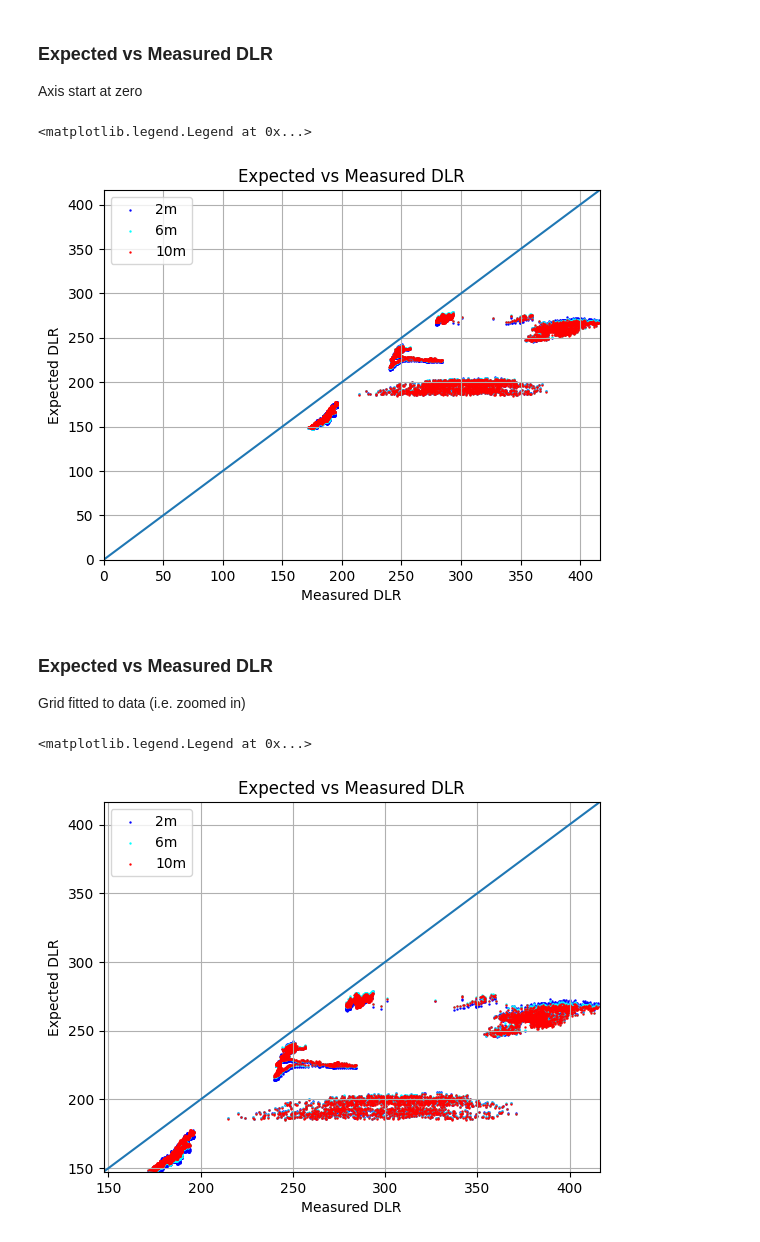
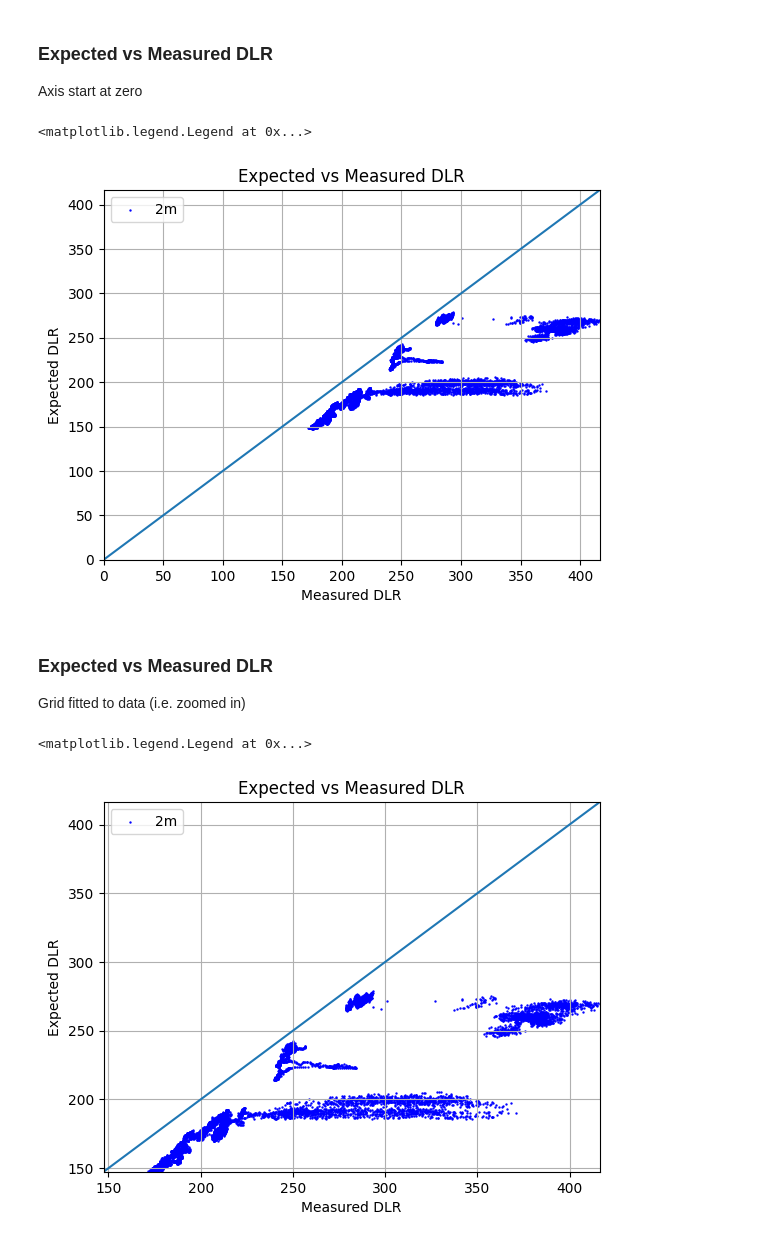
Before and after one commit to JMKniss/arctic-cloud, a Jupyter notebook: notebooks/eureka-brunt-script.ipynb, the cells around one changed output. Saved outputs shown, nothing was run; the diff lists cells and outputs as text; code cells hidden in the pictures.

```diff
--- a/notebooks/eureka-brunt-script.ipynb
+++ b/notebooks/eureka-brunt-script.ipynb
@@ -49,7 +49,10 @@ for filename in os.listdir(towermet_path):
         # Rename the dataframe when more data is imported
 
         df = df.astype('float')
-        df = df[df['HourMin'] != 2400] # Filter out invalid HourMin values
+        condition = df['HourMin'] == 2400
+        df.loc[condition, 'JulianDay'] += 1
+        df.loc[condition, 'HourMin'] = 0000
+        #df = df[df['HourMin'] != 2400] # Filter out invalid HourMin values
         towermet_dfs.append(df)
 # %% [markdown]
 ### Tower radiation data
@@ -67,7 +70,10 @@ for filename in os.listdir(towerrad_path):
         # Rename the dataframe when more data is imported
 
         df = df.astype('float')
-        df = df[df['HourMin'] != 2400] # Filter out invalid HourMin values
+        condition = df['HourMin'] == 2400
+        df.loc[condition, 'JulianDay'] += 1
+        df.loc[condition, 'HourMin'] = 0000
+        #df = df[df['HourMin'] != 2400] # Filter out invalid HourMin values
         towerrad_dfs.append(df)
 # %% [markdown]
 ### BSRN radiation data
@@ -237,9 +291,9 @@ towermet_df['e10'] = (0.52 + 0.065*np.sqrt(towermet_df['Pw10']))
 Calculate clear sky emissivity
 *Calibrated parameters per Li et al. 2017. **Don't Run both emissivity cells***
 # %%
-towermet_df['e2'] = (0.618 + 0.054*np.sqrt(towermet_df['Pw2']))
-towermet_df['e6'] = (0.618 + 0.054*np.sqrt(towermet_df['Pw6']))
-towermet_df['e10'] = (0.618 + 0.054*np.sqrt(towermet_df['Pw10']))
+# towermet_df['e2'] = (0.618 + 0.054*np.sqrt(towermet_df['Pw2']))
+# towermet_df['e6'] = (0.618 + 0.054*np.sqrt(towermet_df['Pw6']))
+# towermet_df['e10'] = (0.618 + 0.054*np.sqrt(towermet_df['Pw10']))
 # %% [markdown]
 Calculate expected DLR
 # %%
@@ -294,8 +348,8 @@ Axis start at zero
 # %%
 ## Plot expected DLR vs measured DLR
 plt.scatter(towerrad_df['LWTotalDownwelling[W/m^2]'][DLRmask2], towermet_df['DLR2'][DLRmask2], label='2m', s=0.5, color='blue')
-plt.scatter(towerrad_df['LWTotalDownwelling[W/m^2]'][DLRmask6], towermet_df['DLR6'][DLRmask6], label='6m', s=0.5, color='cyan')
-plt.scatter(towerrad_df['LWTotalDownwelling[W/m^2]'][DLRmask10], towermet_df['DLR10'][DLRmask10], label='10m', s=0.5, color='red')
+# plt.scatter(towerrad_df['LWTotalDownwelling[W/m^2]'][DLRmask6], towermet_df['DLR6'][DLRmask6], label='6m', s=0.5, color='cyan')
+# plt.scatter(towerrad_df['LWTotalDownwelling[W/m^2]'][DLRmask10], towermet_df['DLR10'][DLRmask10], label='10m', s=0.5, color='red')
 
 # Calculate the maximum value for x and y
 max_value = max(np.nanmax(towerrad_df['LWTotalDownwelling[W/m^2]'][DLRmask2]), np.nanmax(towermet_df['DLR2'][DLRmask2]))
@@ -314,7 +368,7 @@ plt.legend()
 # plt.savefig('exp-vs-measured-DLR.png')
 # %% [output]
 <matplotlib.legend.Legend at 0x...>
-[figure, old version]
+[figure, new version]
 # %% [markdown]
 ### Expected vs Measured DLR
 
@@ -322,26 +376,26 @@ Grid fitted to data (i.e. zoomed in)
 # %%
 ## Plot expected DLR vs measured DLR
 plt.scatter(towerrad_df['LWTotalDownwelling[W/m^2]'][DLRmask2], towermet_df['DLR2'][DLRmask2], label='2m', s=0.5, color='blue')
-plt.scatter(towerrad_df['LWTotalDownwelling[W/m^2]'][DLRmask6], towermet_df['DLR6'][DLRmask6], label='6m', s=0.5, color='cyan')
-plt.scatter(towerrad_df['LWTotalDownwelling[W/m^2]'][DLRmask10], towermet_df['DLR10'][DLRmask10], label='10m', s=0.5, color='red')
+# plt.scatter(towerrad_df['LWTotalDownwelling[W/m^2]'][DLRmask6], towermet_df['DLR6'][DLRmask6], label='6m', s=0.5, color='cyan')
+# plt.scatter(towerrad_df['LWTotalDownwelling[W/m^2]'][DLRmask10], towermet_df['DLR10'][DLRmask10], label='10m', s=0.5, color='red')
 
 # Calculate the maximum value for x and y
 max_value = max(np.nanmax(towerrad_df['LWTotalDownwelling[W/m^2]'][DLRmask2]), np.nanmax(towermet_df['DLR2'][DLRmask2]))
 min_value = min(np.nanmin(towerrad_df['LWTotalDownwelling[W/m^2]'][DLRmask2]), np.nanmin(towermet_df['DLR2'][DLRmask2]))
 plt.xlim(min_value, max_value)
 plt.ylim(min_value, max_value)
 plt.grid()
 plt.plot([min_value,max_value],[min_value,max_value])
 
 
 # Format the plot
 plt.xlabel('Measured DLR')
 plt.ylabel('Expected DLR')
 plt.title('Expected vs Measured DLR')
 plt.legend()
 
 # Save plot as .png
 # plt.savefig('exp-vs-measured-DLR.png')
 # %% [output]
 <matplotlib.legend.Legend at 0x...>
-[figure, old version]
+[figure, new version]
```
Also changed, not shown: parts of 11 cells of this notebook, 10 other files.
